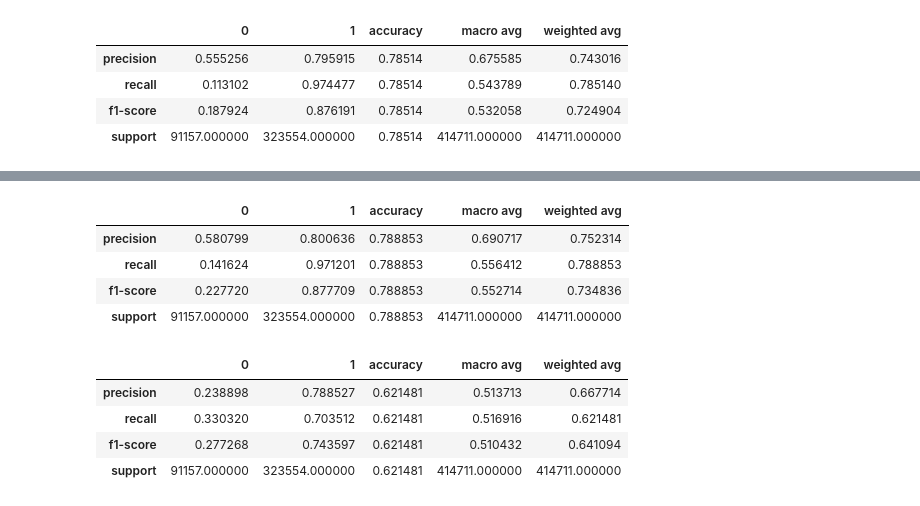
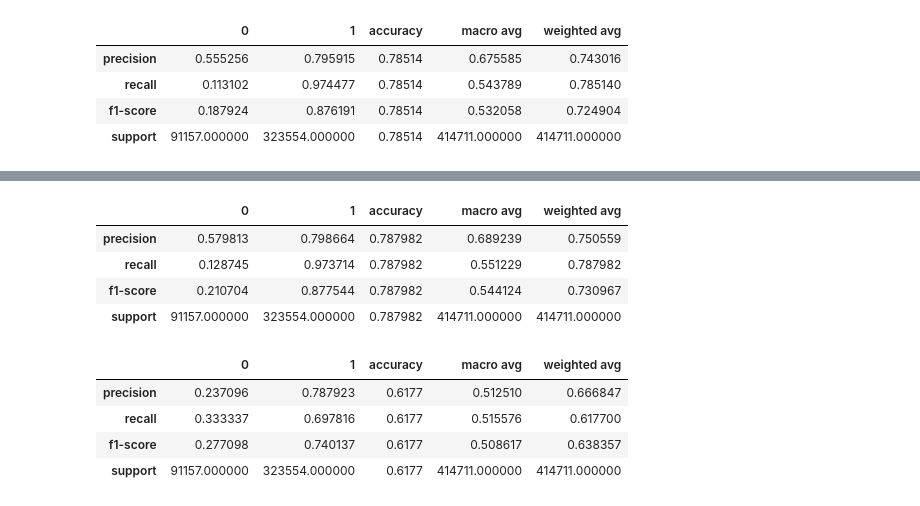
Before and after one commit to 14ravisoni/loan-prediction-lending-data, a Jupyter notebook: jupyter_notebook/Lending_Club_Data_Model.ipynb, the cells around one changed output, grey strips where cells are left out. Drawn from its saved outputs; the diff is of its cells as text; code cells hidden in the pictures.

```diff
--- a/jupyter_notebook/Lending_Club_Data_Model.ipynb
+++ b/jupyter_notebook/Lending_Club_Data_Model.ipynb
@@ -379,7 +379,7 @@ Please also refer to the documentation for alternative solver options:
 # %%
 from sklearn.ensemble import GradientBoostingClassifier
 
-gbtree = GradientBoostingClassifier(learning_rate=0.1)
+gbtree = GradientBoostingClassifier(learning_rate=0.1, n_estimators = 20)
 gbtree.fit(X_train,y_train)
 y_pred = lr.predict(X_test)
 
@@ -392,8 +392,8 @@ pickle.dump(gbtree, pickle_out)
 
 from sklearn.metrics import classification_report
 
-clf_report = pd.DataFrame(classification_report(y_test, y_pred, output_dict=True))
-clf_report
+GradientBoostingClassifier_report = pd.DataFrame(classification_report(y_test, y_pred, output_dict=True))
+GradientBoostingClassifier_report
 # %% [output]
 |  | 0 | 1 | accuracy | macro avg | weighted avg |
 | precision | 0.555256 | 0.795915 | 0.78514 | 0.675585 | 0.743016 |
@@ -403,7 +403,7 @@ clf_report
 # %%
 from sklearn.ensemble import RandomForestClassifier
 
-rf = RandomForestClassifier()
+rf = RandomForestClassifier(n_estimators=20, n_jobs=-1)
 rf.fit(X_train,y_train)
 y_pred = rf.predict(X_test)
 
@@ -416,7 +416,7 @@ pickle.dump(rf, pickle_out)
 
 from sklearn.metrics import classification_report
 
-clf_report = pd.DataFrame(classification_report(y_test, y_pred, output_dict=True))
-clf_report
+RandomForestClassifier_report = pd.DataFrame(classification_report(y_test, y_pred, output_dict=True))
+RandomForestClassifier_report
 # %% [output]
 |  | 0 | 1 | accuracy | macro avg | weighted avg |
@@ -427,7 +427,7 @@ clf_report
 # %%
 import xgboost as xgb
 
-xgb_clf = xgb.XGBClassifier(n_estimators=50, subsample=0.9, n_jobs=-1, use_label_encoder=False)
+xgb_clf = xgb.XGBClassifier(n_estimators=20, subsample=0.4, n_jobs=-1, use_label_encoder=False)
 xgb_clf.fit(X_train, y_train)
 y_pred = xgb_clf.predict(X_test)
 
@@ -440,6 +440,6 @@ pickle.dump(xgb_clf, pickle_out)
 
 from sklearn.metrics import classification_report
 
-clf_report = pd.DataFrame(classification_report(y_test, y_pred, output_dict=True))
-clf_report
+xgb_report = pd.DataFrame(classification_report(y_test, y_pred, output_dict=True))
+xgb_report
 # %% [output]
@@ -447,12 +447,12 @@ clf_report
 |  | 0 | 1 | accuracy | macro avg | weighted avg |
-| precision | 0.580799 | 0.800636 | 0.788853 | 0.690717 | 0.752314 |
-| recall | 0.141624 | 0.971201 | 0.788853 | 0.556412 | 0.788853 |
-| f1-score | 0.227720 | 0.877709 | 0.788853 | 0.552714 | 0.734836 |
-| support | 91157.000000 | 323554.000000 | 0.788853 | 414711.000000 | 414711.000000 |
+| precision | 0.579813 | 0.798664 | 0.787982 | 0.689239 | 0.750559 |
+| recall | 0.128745 | 0.973714 | 0.787982 | 0.551229 | 0.787982 |
+| f1-score | 0.210704 | 0.877544 | 0.787982 | 0.544124 | 0.730967 |
+| support | 91157.000000 | 323554.000000 | 0.787982 | 414711.000000 | 414711.000000 |
 # %%
 from sklearn.svm import SVC
 
-svc = SVC(C=1.0, kernel='rbf', gamma='auto', probability=True, max_iter=50)
+svc = SVC(C=1.0, kernel='rbf', gamma='auto', probability=True, max_iter=200)
 svc.fit(X_train, y_train)
 y_pred = svc.predict(X_test)
 
@@ -466,11 +466,11 @@ pickle.dump(svc, pickle_out)
 
 from sklearn.metrics import classification_report
 
-clf_report = pd.DataFrame(classification_report(y_test, y_pred, output_dict=True))
-clf_report
+SVC_report = pd.DataFrame(classification_report(y_test, y_pred, output_dict=True))
+SVC_report
 # %% [output]
 |  | 0 | 1 | accuracy | macro avg | weighted avg |
-| precision | 0.238898 | 0.788527 | 0.621481 | 0.513713 | 0.667714 |
-| recall | 0.330320 | 0.703512 | 0.621481 | 0.516916 | 0.621481 |
-| f1-score | 0.277268 | 0.743597 | 0.621481 | 0.510432 | 0.641094 |
-| support | 91157.000000 | 323554.000000 | 0.621481 | 414711.000000 | 414711.000000 |
+| precision | 0.237096 | 0.787923 | 0.6177 | 0.512510 | 0.666847 |
+| recall | 0.333337 | 0.697816 | 0.6177 | 0.515576 | 0.617700 |
+| f1-score | 0.277098 | 0.740137 | 0.6177 | 0.508617 | 0.638357 |
+| support | 91157.000000 | 323554.000000 | 0.6177 | 414711.000000 | 414711.000000 |
```
Also changed, not shown: parts of 4 cells of this notebook.
